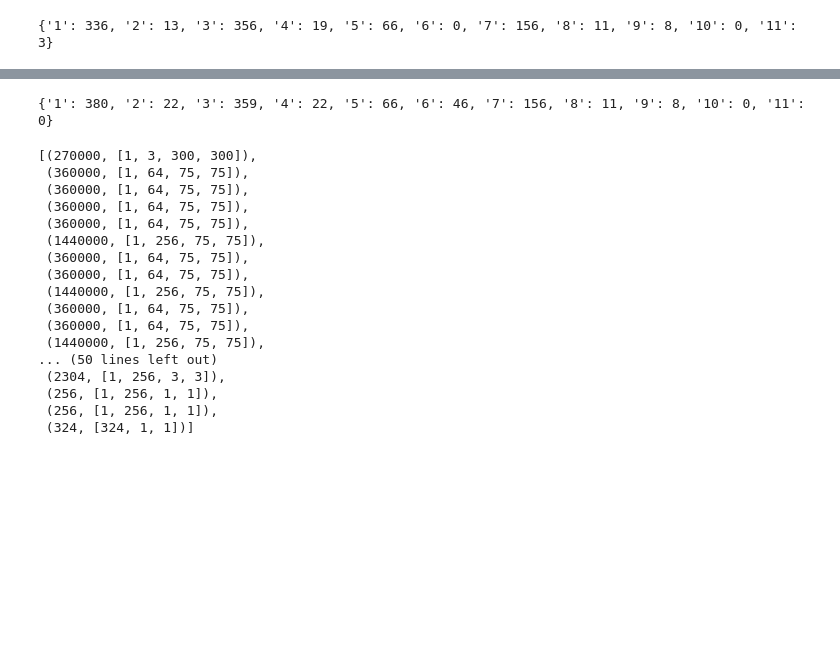
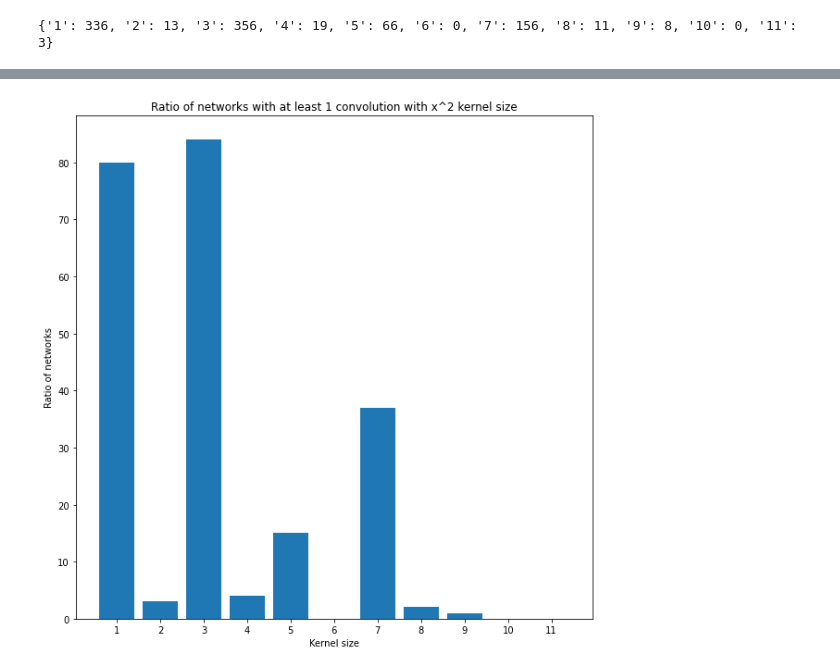
Before and after one commit to neu-ece-esl/CNN_statistics_gathering, a Jupyter notebook: largest_layer_feature_map.ipynb, the cells around one changed output, grey strips where cells are left out. Saved outputs shown, nothing was run; the diff lists cells and outputs as text; code cells hidden in the pictures; blank space fills up the shorter version.

```diff
--- a/largest_layer_feature_map.ipynb
+++ b/largest_layer_feature_map.ipynb
@@ -180,29 +224,19 @@ ModelStatsAggregator.get_aggregate_kernel_stats_as_percentages(stats_dict)
 # %%
 expected_kernel_sizes = list(range(1,12))
 count_of_models_with_kernel_size = {f'{k}': 0 for k in expected_kernel_sizes}
 for model, stats in stats_dict.items():
     for size in expected_kernel_sizes:
-        count_of_models_with_kernel_size[f'{size}'] += (1 if stats['kernel'][f'{size}'] > 0 else 0)
-print(count_of_models_with_kernel_size)
+        count_of_models_with_kernel_size[f'{size}'] += (1 if f'{size}' in stats['kernel']._dict.keys() and stats['kernel']._dict[f'{size}'] > 0 else 0)
+
+count_of_models_with_kernel_size = {k: floor(v/total_networks*100) for k, v in count_of_models_with_kernel_size.items()}
+
+x = count_of_models_with_kernel_size.keys()
+y = count_of_models_with_kernel_size.values()
+
+plt.title('Ratio of networks with at least 1 convolution of x^2 kernel size')
+plt.bar(x,y,align='center') # A bar chart
+plt.xlabel('Kernel size')
+plt.ylabel('Ratio of networks')
+plt.show()
 # %% [output]
-{'1': 380, '2': 22, '3': 359, '4': 22, '5': 66, '6': 46, '7': 156, '8': 11, '9': 8, '10': 0, '11': 0}
+[figure, added]
-# %%
-stats_dict['ssd']['intermediate_layer_sizes']
-# %% [output]
-[(270000, [1, 3, 300, 300]),
- (360000, [1, 64, 75, 75]),
- (360000, [1, 64, 75, 75]),
- (360000, [1, 64, 75, 75]),
- (360000, [1, 64, 75, 75]),
- (1440000, [1, 256, 75, 75]),
- (360000, [1, 64, 75, 75]),
- (360000, [1, 64, 75, 75]),
- (1440000, [1, 256, 75, 75]),
- (360000, [1, 64, 75, 75]),
- (360000, [1, 64, 75, 75]),
- (1440000, [1, 256, 75, 75]),
-... (50 lines left out)
- (2304, [1, 256, 3, 3]),
- (256, [1, 256, 1, 1]),
- (256, [1, 256, 1, 1]),
- (324, [324, 1, 1])]
```
Also changed, not shown: parts of 11 cells of this notebook, 1 other file.
